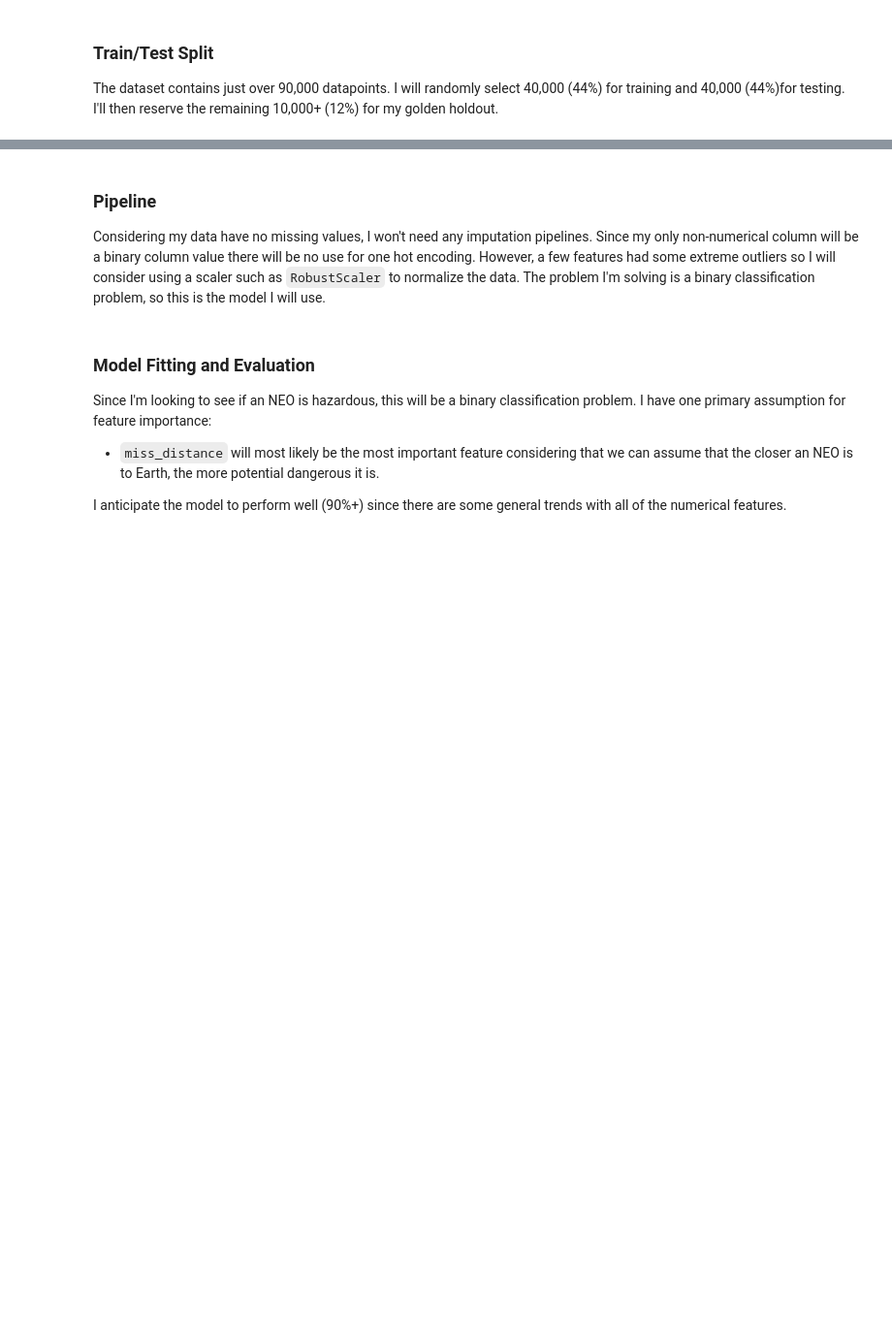
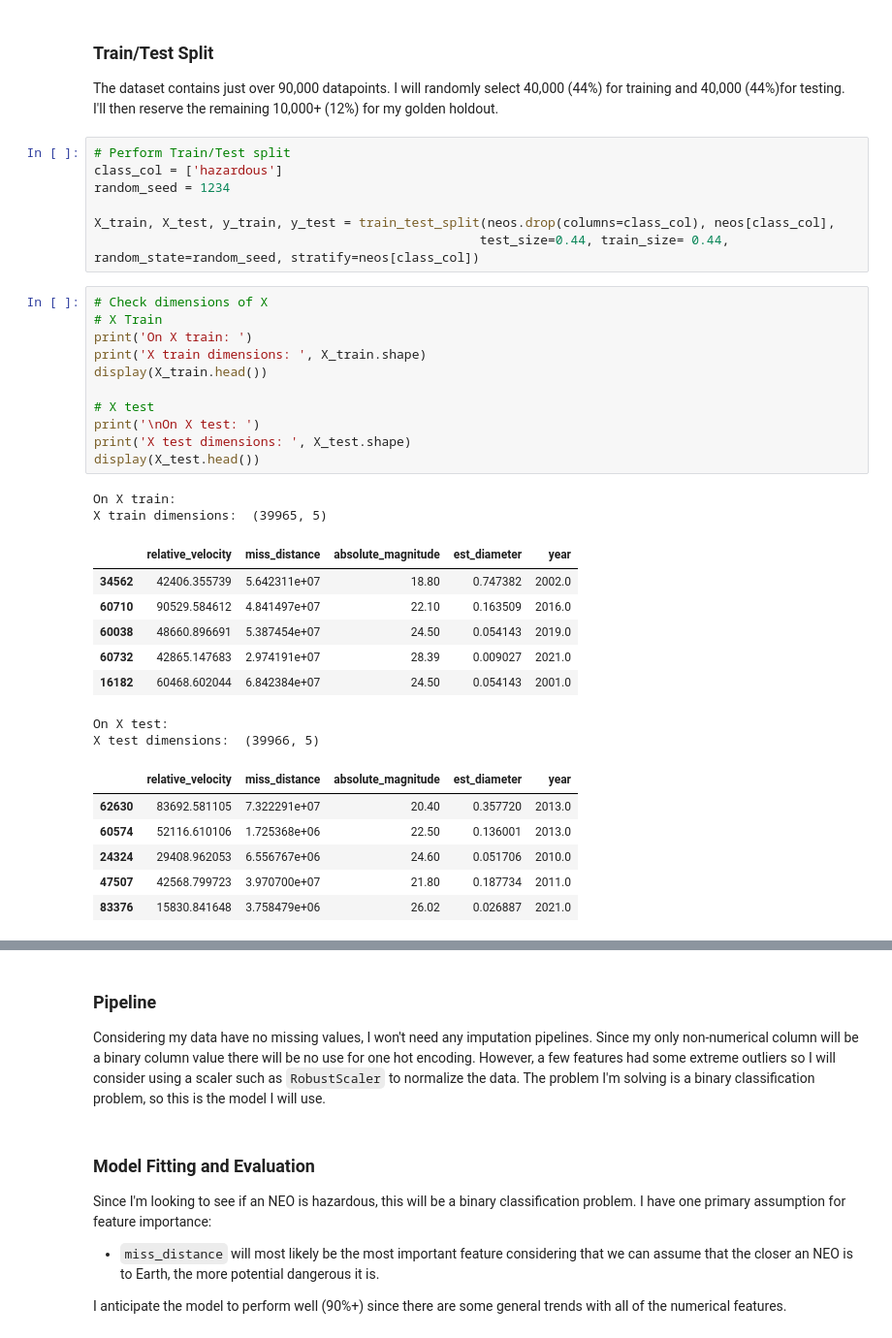
Before and after one commit to samarakoon-ryan/NASA-nearest-earth-objects-modeling, a Jupyter notebook: project_notebook.ipynb, the cells around one changed output, grey strips where cells are left out. Shown: that part at 97% size. Saved outputs shown, nothing was run; the diff lists cells and outputs as text; blank space fills up the shorter version.

Commit message:
Created train/test split closes #18

```diff
--- a/project_notebook.ipynb
+++ b/project_notebook.ipynb
@@ -272,3 +280,38 @@ neos.head()
 ### Train/Test Split
 
 The dataset contains just over 90,000 datapoints. I will randomly select 40,000 (44%) for training and 40,000 (44%)for testing. I'll then reserve the remaining 10,000+ (12%) for my golden holdout.
+# %%
+# Perform Train/Test split
+class_col = ['hazardous']
+random_seed = 1234
+
+X_train, X_test, y_train, y_test = train_test_split(neos.drop(columns=class_col), neos[class_col],
+                                                   test_size=0.44, train_size= 0.44, random_state=random_seed, stratify=neos[class_col])
+# %%
+# Check dimensions of X
+# X Train
+print('On X train: ')
+print('X train dimensions: ', X_train.shape)
+display(X_train.head())
+
+# X test
+print('\nOn X test: ')
+print('X test dimensions: ', X_test.shape)
+display(X_test.head())
+# %% [output]
+On X train:
+X train dimensions:  (39965, 5)
+|  | relative_velocity | miss_distance | absolute_magnitude | est_diameter | year |
+| 34562 | 42406.355739 | 5.642311e+07 | 18.80 | 0.747382 | 2002.0 |
+| 60710 | 90529.584612 | 4.841497e+07 | 22.10 | 0.163509 | 2016.0 |
+| 60038 | 48660.896691 | 5.387454e+07 | 24.50 | 0.054143 | 2019.0 |
+| 60732 | 42865.147683 | 2.974191e+07 | 28.39 | 0.009027 | 2021.0 |
+| 16182 | 60468.602044 | 6.842384e+07 | 24.50 | 0.054143 | 2001.0 |
+On X test:
+X test dimensions:  (39966, 5)
+|  | relative_velocity | miss_distance | absolute_magnitude | est_diameter | year |
+| 62630 | 83692.581105 | 7.322291e+07 | 20.40 | 0.357720 | 2013.0 |
+| 60574 | 52116.610106 | 1.725368e+06 | 22.50 | 0.136001 | 2013.0 |
+| 24324 | 29408.962053 | 6.556767e+06 | 24.60 | 0.051706 | 2010.0 |
+| 47507 | 42568.799723 | 3.970700e+07 | 21.80 | 0.187734 | 2011.0 |
+| 83376 | 15830.841648 | 3.758479e+06 | 26.02 | 0.026887 | 2021.0 |
```
Also changed, not shown: parts of 7 cells of this notebook.
